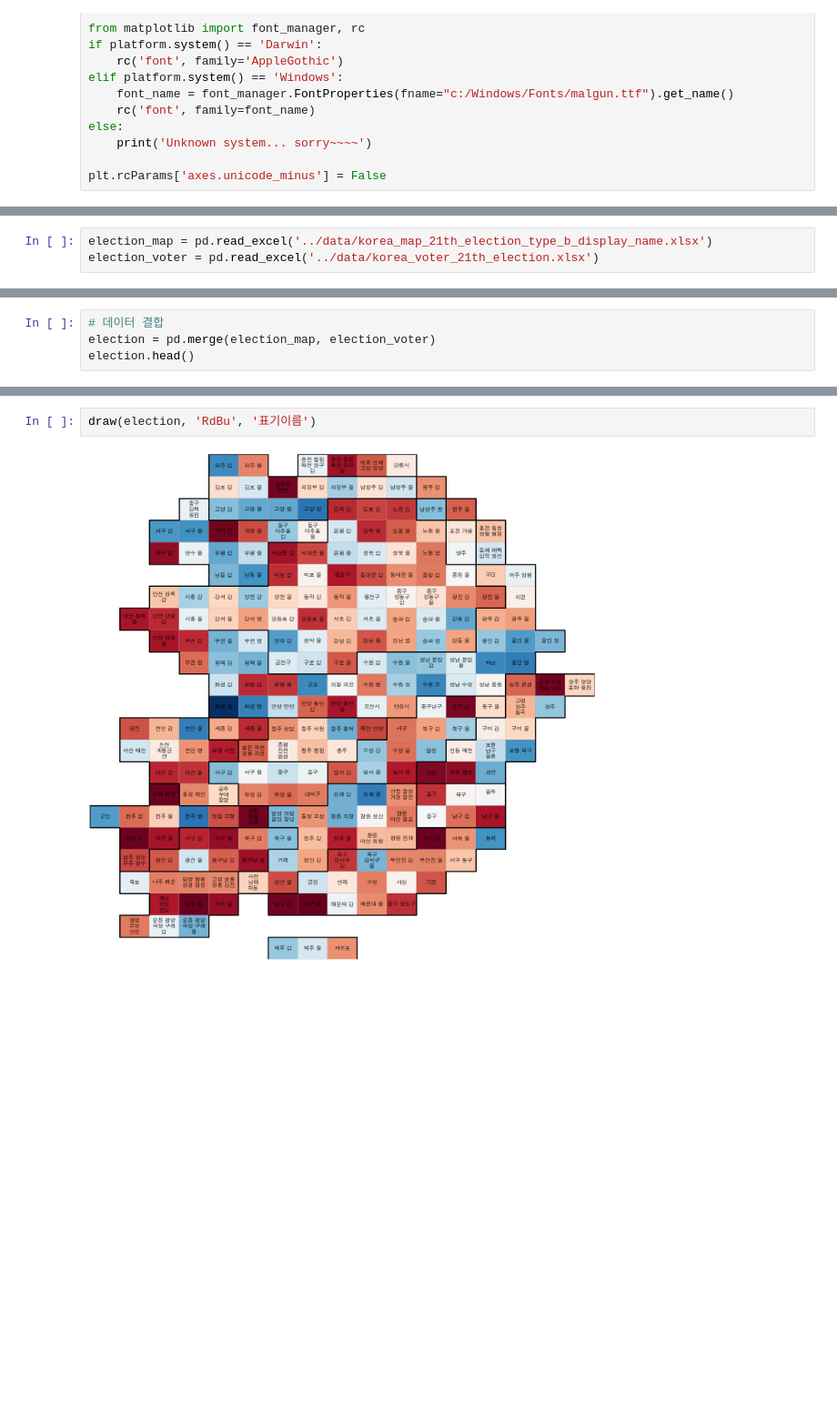
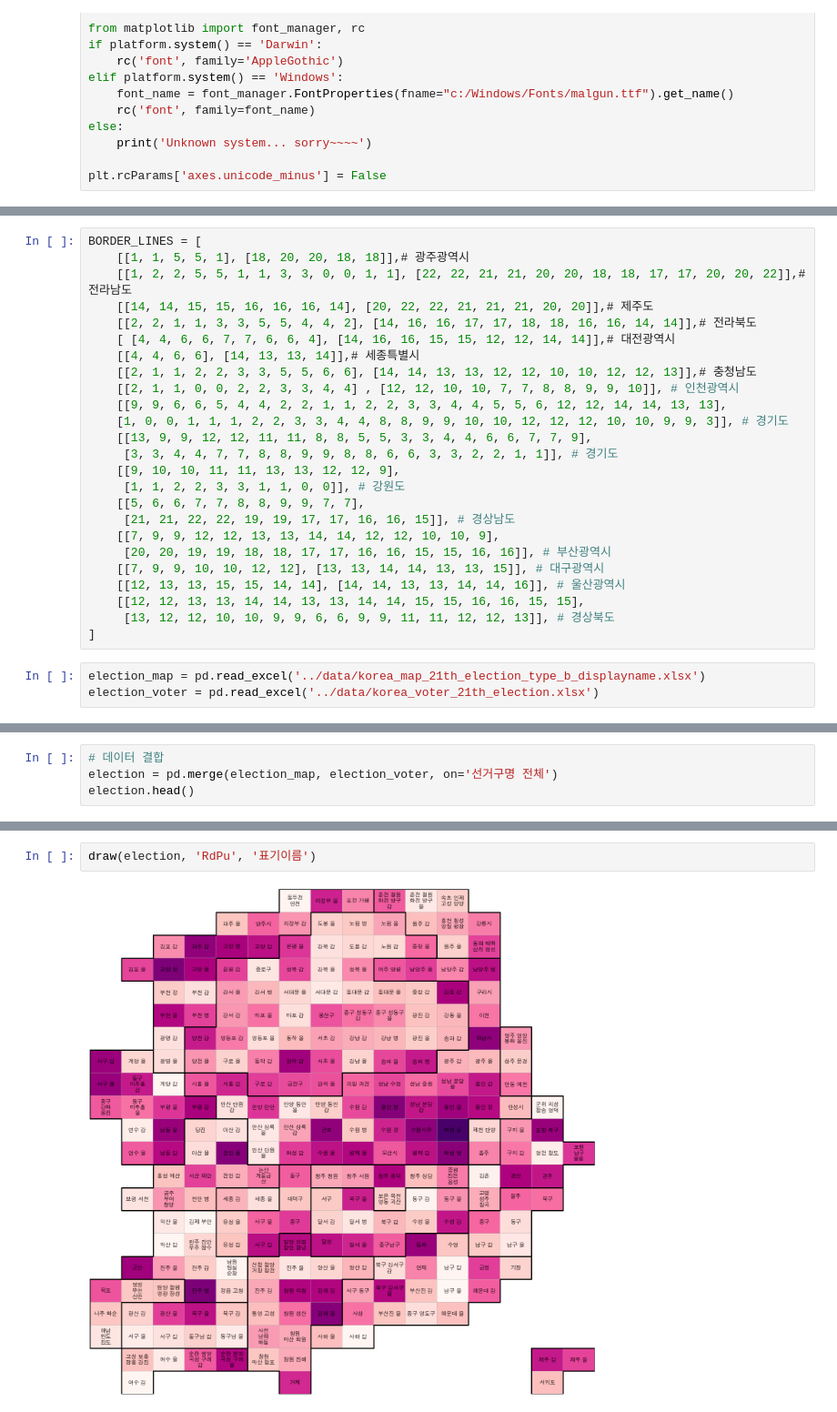
Before and after one commit to BAEM1N/korea-election-analysis, a Jupyter notebook: notebooks/04. 데이터 결합.ipynb, the cells around one changed output, grey strips where cells are left out. Shown at 91% size. Cells and saved outputs as stored; diff of their text form; blank space fills up the shorter version.

```diff
--- a/notebooks/04. 데이터 결합.ipynb
+++ b/notebooks/04. 데이터 결합.ipynb
@@ -47,5 +19,30 @@ BORDER_LINES = [
+# %%
+BORDER_LINES = [
+    [[1, 1, 5, 5, 1], [18, 20, 20, 18, 18]],# 광주광역시
+    [[1, 2, 2, 5, 5, 1, 1, 3, 3, 0, 0, 1, 1], [22, 22, 21, 21, 20, 20, 18, 18, 17, 17, 20, 20, 22]],# 전라남도
+    [[14, 14, 15, 15, 16, 16, 16, 14], [20, 22, 22, 21, 21, 21, 20, 20]],# 제주도
+    [[2, 2, 1, 1, 3, 3, 5, 5, 4, 4, 2], [14, 16, 16, 17, 17, 18, 18, 16, 16, 14, 14]],# 전라북도
+    [ [4, 4, 6, 6, 7, 7, 6, 6, 4], [14, 16, 16, 15, 15, 12, 12, 14, 14]],# 대전광역시
+    [[4, 4, 6, 6], [14, 13, 13, 14]],# 세종특별시
+    [[2, 1, 1, 2, 2, 3, 3, 5, 5, 6, 6], [14, 14, 13, 13, 12, 12, 10, 10, 12, 12, 13]],# 충청남도
+    [[2, 1, 1, 0, 0, 2, 2, 3, 3, 4, 4] , [12, 12, 10, 10, 7, 7, 8, 8, 9, 9, 10]], # 인천광역시
+    [[9, 9, 6, 6, 5, 4, 4, 2, 2, 1, 1, 2, 2, 3, 3, 4, 4, 5, 5, 6, 12, 12, 14, 14, 13, 13],
+    [1, 0, 0, 1, 1, 1, 2, 2, 3, 3, 4, 4, 8, 8, 9, 9, 10, 10, 12, 12, 12, 10, 10, 9, 9, 3]], # 경기도
+    [[13, 9, 9, 12, 12, 11, 11, 8, 8, 5, 5, 3, 3, 4, 4, 6, 6, 7, 7, 9],
+     [3, 3, 4, 4, 7, 7, 8, 8, 9, 9, 8, 8, 6, 6, 3, 3, 2, 2, 1, 1]], # 경기도
+    [[9, 10, 10, 11, 11, 13, 13, 12, 12, 9],
+     [1, 1, 2, 2, 3, 3, 1, 1, 0, 0]], # 강원도
+    [[5, 6, 6, 7, 7, 8, 8, 9, 9, 7, 7],
+     [21, 21, 22, 22, 19, 19, 17, 17, 16, 16, 15]], # 경상남도
+    [[7, 9, 9, 12, 12, 13, 13, 14, 14, 12, 12, 10, 10, 9],
+     [20, 20, 19, 19, 18, 18, 17, 17, 16, 16, 15, 15, 16, 16]], # 부산광역시
+    [[7, 9, 9, 10, 10, 12, 12], [13, 13, 14, 14, 13, 13, 15]], # 대구광역시
+    [[12, 13, 13, 15, 15, 14, 14], [14, 14, 13, 13, 14, 14, 16]], # 울산광역시
+    [[12, 12, 13, 13, 14, 14, 13, 13, 14, 14, 15, 15, 16, 16, 15, 15],
+     [13, 12, 12, 10, 10, 9, 9, 6, 6, 9, 9, 11, 11, 12, 12, 13]], # 경상북도
+]
 # %%
-election_map = pd.read_excel('../data/korea_map_21th_election_type_b_display_name.xlsx')
+election_map = pd.read_excel('../data/korea_map_21th_election_type_b_displayname.xlsx')
 election_voter = pd.read_excel('../data/korea_voter_21th_election.xlsx')
 # %%
 election_map.head()
@@ -68,5 +65,5 @@ election_voter.head()
 # %%
 # 데이터 결합
-election = pd.merge(election_map, election_voter)
+election = pd.merge(election_map, election_voter, on='선거구명 전체')
 election.head()
 # %% [output]
@@ -111,8 +109,8 @@ def draw(data, cmapname, col):
     plt.show()
 # %%
-draw(election, 'RdBu', '표기이름')
+draw(election, 'RdPu', '표기이름')
 # %% [output]
-[figure, old version]
+[figure, new version]
 # %%
 def draw2(data, cmapname, col):
     gamma = 0.75
```
Also changed, not shown: parts of 9 cells of this notebook, 2 other files.
